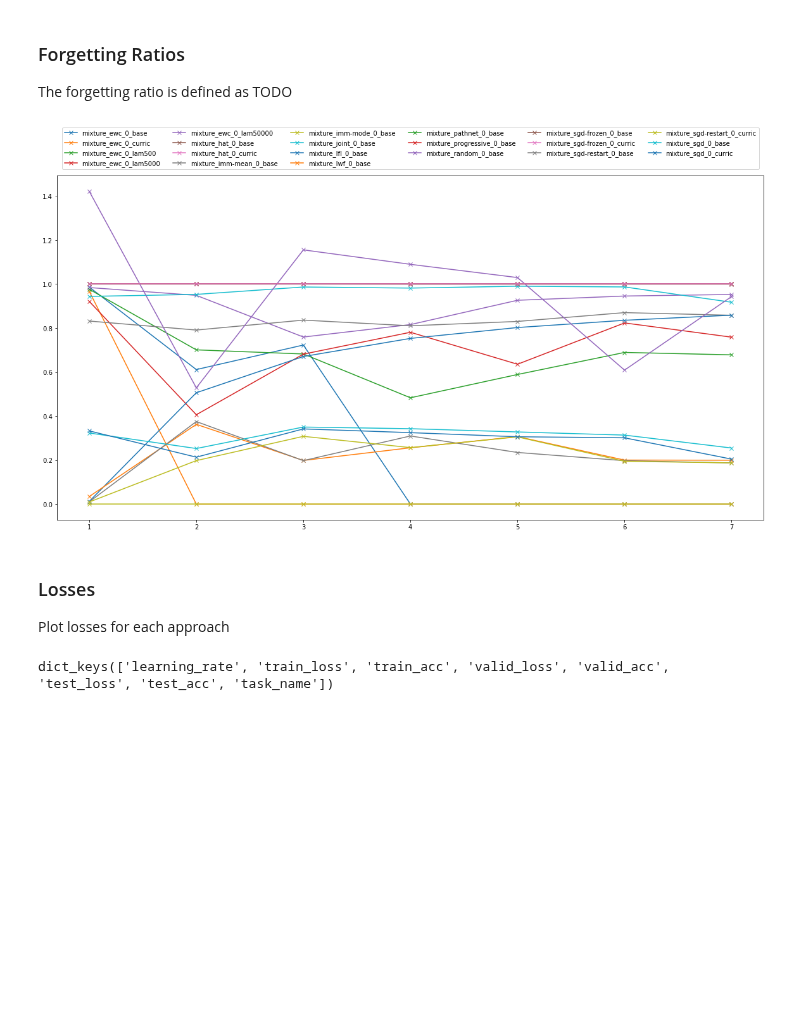
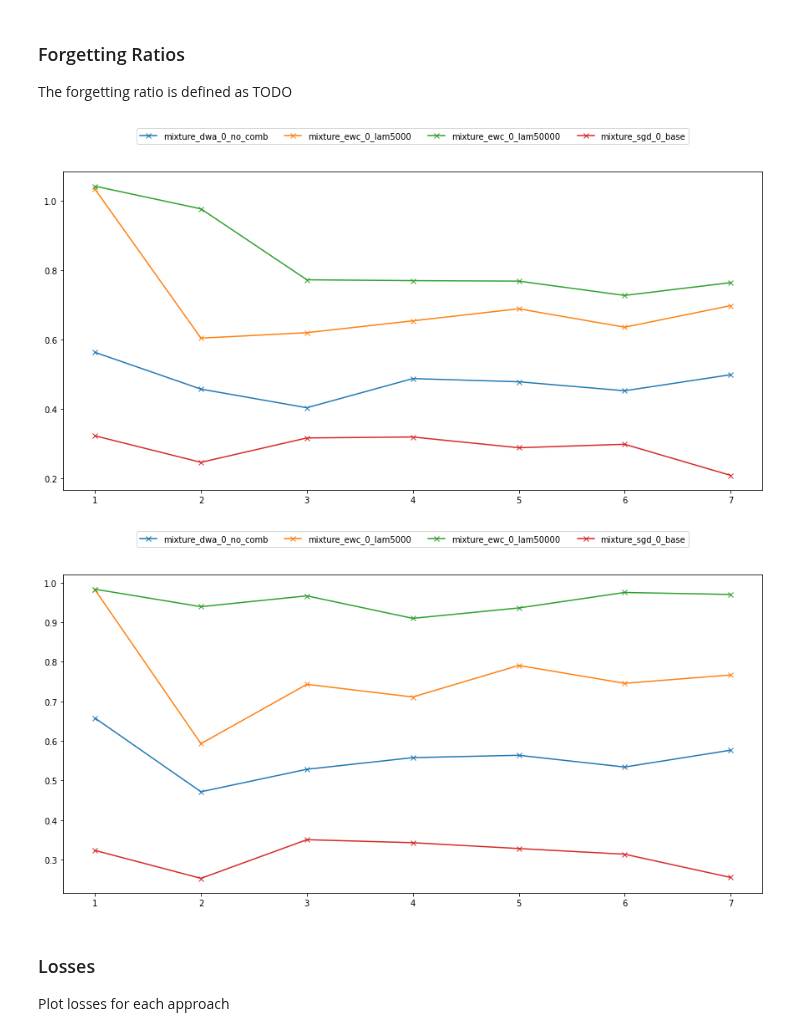
Before and after one commit to felixnext/dwa, a Jupyter notebook: plot_results.ipynb, the cells around one changed output. Cells and saved outputs as stored; diff of their text form; code cells hidden in the pictures; blank space fills up the shorter version.

```diff
--- a/plot_results.ipynb
+++ b/plot_results.ipynb
@@ -13,7 +13,7 @@ import pickle
 from glob import glob
 import matplotlib.pyplot as plt
 
-folder = "/data/research/dwa"
+folder = "/data/research/dwa_test"
 # %%
 # load logs
 logs = {}
@@ -64,11 +64,21 @@ Plots results and relevant forgetting ratios
 # %%
 # define a name map (defines which objects should be loaded)
 exp_map = {
-    "mixture_lfl_0_base": "LfL",
-    "mixture_lwf_0_base": "LwF"
+    "mixture_dwa_0_base": "DWA Baseline",
+    "mixture_dwa_0_emb100": "DWA 100 Embs",
+    "mixture_dwa_0_exp_low_att": "DWA Low Attention [1,0.1]",
+    "mixture_dwa_0_exp_high_att": "DWA High Attention [1,100]",
+    "mixture_dwa_0_no_comb": "DWA Full Mask",
+    "mixture_dwa_0_proc32-128": "DWA 32-128 Processor",
+    "mixture_dwa_0_reg05": "DWA 0.5 Regression",
+    "mixture_dwa_0_reg500": "DWA 500 Regression",
+    "mixture_ewc_0_lam5000": "EWC 5000 Lambda",
+    "mixture_sgd_0_base": "SGD",
+    "mixture_hat_0_base": "HAT",
+    "mixture_ewc_0_lam50000": "EWC 50k"
 }
 # alternative: pass all names as is (debug)
-exp_map = dict(zip(results.keys(), results.keys()))
+#exp_map = dict(zip(results.keys(), results.keys()))
 # %% [markdown]
 ### Total Results
 # %%
@@ -82,7 +92,7 @@ for exp in exp_map:
     ax = fltaxs[pos]
     pos += 1
 
-    results[exp].replace(0, np.NaN).plot.line(marker="x", title=exp_map[exp], ax=ax, legend=None)
+    results[exp].replace(0, np.NaN).plot.line(marker="x", title=exp_map[exp], ax=ax, legend=None, grid=True)
 
 # generate labels and plot
 fltaxs[min(rows // 2, len(exp_map) -1)].legend(loc='upper center', bbox_to_anchor=(0.5, 1.3), ncol=4)
@@ -95,32 +105,48 @@ plt.show()
 The forgetting ratio is defined as TODO
 # %%
 # TODO: compute forget ratio for each approach after each task (then combine)
-fr_res = {}
+rand = results["mixture_random_0_base"]
+joint = results["mixture_joint_0_base"]
+forget_ratio = {}
+simple_forget_ratio = {}
+
 for exp in exp_map:
+    if exp in ["mixture_joint_0_base", "mixture_random_0_base"]: continue
     data = results[exp]
 
     # compute the forget ratio
     fr = []
+    sfr = []
     for train_id in range(data.shape[0]):
+        prec = data.iloc[train_id, :train_id]
+        rand_prec = rand.iloc[train_id, :train_id]
+        join_prec = joint.iloc[train_id, :train_id]
+        out = ((prec - rand_prec) / (join_prec - rand_prec)).mean()
+        fr.append(out)
+
         task_fr = []
         for task_id in range(train_id):
             task_fr.append((data.iloc[train_id, task_id] / data.iloc[task_id, task_id]))
-        fr.append(task_fr)
-    fr_res[exp] = pd.DataFrame(fr).mean(axis=1).fillna(0)
+        sfr.append(np.mean(task_fr))
+    forget_ratio[exp] = fr
+    simple_forget_ratio[exp] = sfr
+forget_ratio = pd.DataFrame(forget_ratio)
+simple_forget_ratio = pd.DataFrame(simple_forget_ratio)
 
 # gemerate resulting plot
-fig, ax = plt.subplots(1, figsize=(20, 10))
-pd.DataFrame(fr_res).iloc[1:, :].plot.line(marker='x', ax=ax)
+fig, ax = plt.subplots(1, figsize=(15, 7))
+forget_ratio.iloc[1:, :].plot.line(marker='x', ax=ax)
 ax.legend(loc='upper center', bbox_to_anchor=(0.5, 1.15), ncol=6)
 plt.show()
+
+fig, ax = plt.subplots(1, figsize=(15, 7))
+simple_forget_ratio.iloc[1:, :].plot.line(marker='x', ax=ax)
+ax.legend(loc='upper center', bbox_to_anchor=(0.5, 1.15), ncol=6)
+plt.show()
 # %% [output]
-[figure, old version]
+[figure, new version]
+[figure, added]
 # %% [markdown]
 ### Losses
 
 Plot losses for each approach
-# %%
-data = logs['mixture_ewc_0_lam500']
-data.keys()
-# %% [output]
-dict_keys(['learning_rate', 'train_loss', 'train_acc', 'valid_loss', 'valid_acc', 'test_loss', 'test_acc', 'task_name'])
```
Also changed, not shown: parts of 5 cells of this notebook, 5 other files.
